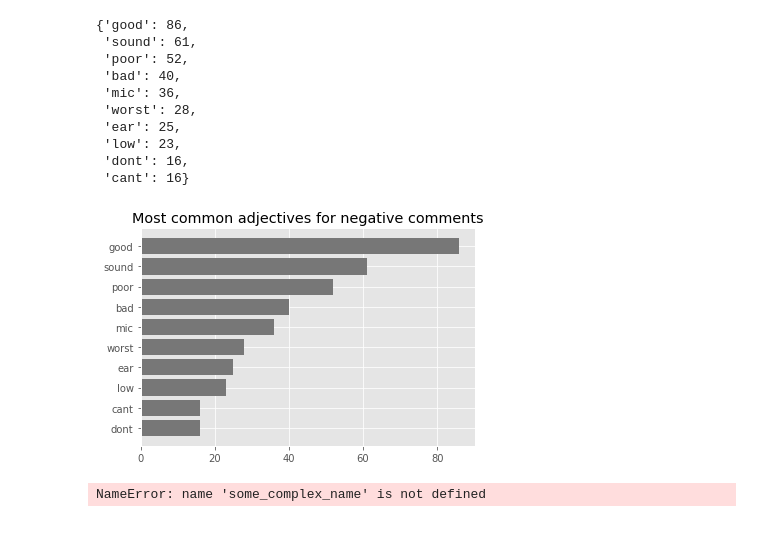
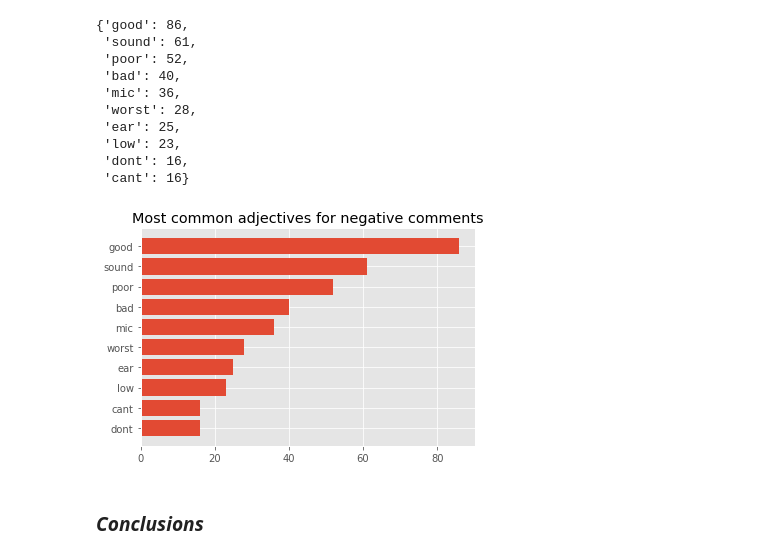
Before and after one commit to MariuszAndziak/Headphone_reviews, a Jupyter notebook: 01_EDA.ipynb, the cells around one changed output. Cells and saved outputs as stored; diff of their text form; code cells hidden in the pictures.

```diff
--- a/01_EDA.ipynb
+++ b/01_EDA.ipynb
@@ -367,0 +421,18 @@ Name: RATINGS_SENTIMENT, dtype: float64
+# %%
+def key_return(x: int) -> str:
+    '''
+    Change ratings to sentiments. This function should be used with the help
+    of map function on a dataframe column.
+    Looks through the lists, that are the values of the dictionary. If x in
+    present in any of those lists, it's key is returned.
+
+    Args:
+        x: number from 1 do 5
+
+    Returns:
+        Dictionary key if a number exists in a list, that if associated with
+        that key
+    '''
+    return next(k for k,v in sentiment_dict.items() if x in v)
+
+df['RATINGS_SENTIMENT'] = df['RATINGS'].map(lambda x: key_return(x))
@@ -368,7 +447,18 @@ Name: RATINGS_SENTIMENT, dtype: float64
 # %% [markdown]
 Positive comments
-# %%
-positive_tokens = df[df['RATINGS_SENTIMENT'] == 'positive']['comments_prep'].str.split()
-positive_corpus = []
-for token in positive_tokens:
-    positive_corpus += token
+# %%
+def build_corpus_pos_neg(sentiment_type: str) -> list:
+    '''
+    Build a positive or negative corpus of tokens.
+
+    Args:
+        sentument_type ('positive' or 'negative'): type of sentiment to use
+
+    Returns:
+        A list of preprocessed tokens used in the dataset
+    '''
+    tokens = df[df['RATINGS_SENTIMENT'] == sentiment_type]['comments_prep'].str.split()
+    corpus = [] # make empty corpus
+    for token in tokens:
+        corpus += token # add token to corpus
+    return corpus
@@ -389,2 +475,4 @@ for token in negative_tokens:
+# %%
+negative_corpus = build_corpus_pos_neg('negative')
 # %%
 most_common_words_negative = nltk.FreqDist(negative_corpus).most_common(10)
@@ -587,10 +611,8 @@ negative_comments_adjevtives
  'dont': 16,
  'cant': 16}
 # %%
-visualize_dict(negative_comments_adjevtives, 'Most common adjectives for negative comments', 3)
+visualize_dict(negative_comments_adjevtives, 'Most common adjectives for negative comments', 0)
 # %% [output]
-[figure, old version]
+[figure, new version]
-# %%
-some_complex_name
-# %% [output]
-NameError: name 'some_complex_name' is not defined
+# %% [markdown]
+### ***Conclusions*** ###
```
Also changed, not shown: parts of 85 cells of this notebook.
